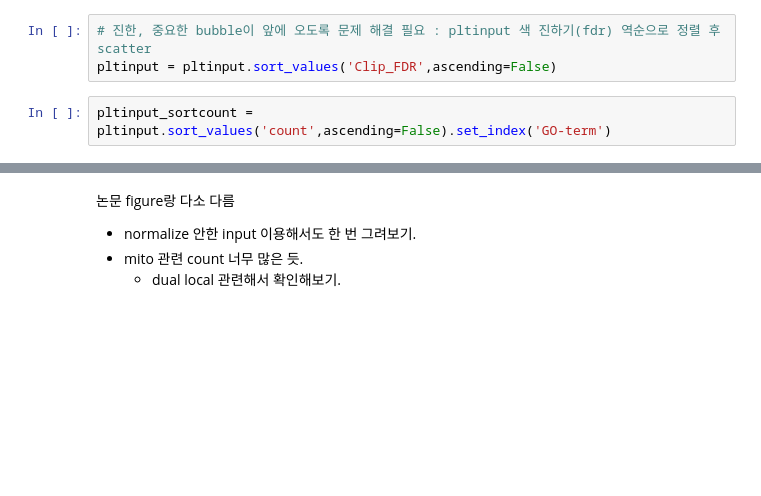
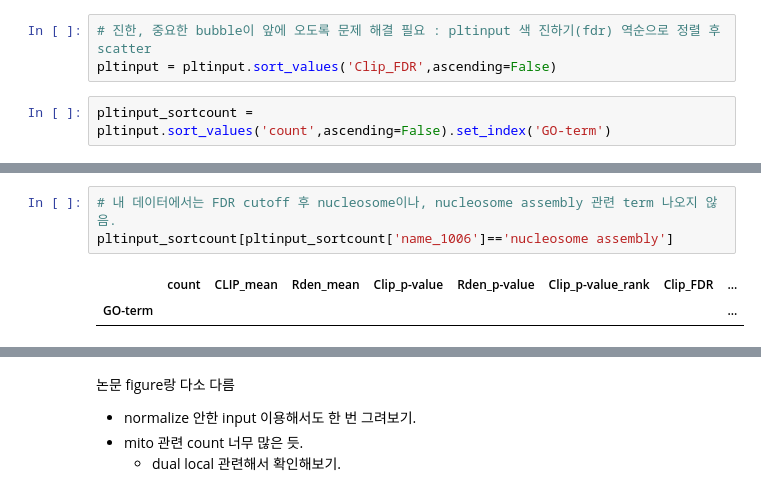
Before and after one commit to dong-gi-jang/binfo, a Jupyter notebook: Free 2/Free2_Fig5A.ipynb, the cells around one changed output, grey strips where cells are left out. Drawn from its saved outputs; the diff is of its cells as text; blank space fills up the shorter version.

```diff
--- a/Free 2/Free2_Fig5A.ipynb
+++ b/Free 2/Free2_Fig5A.ipynb
@@ -438,3 +398,9 @@ pltinput_sortcount
+# %%
+# 내 데이터에서는 FDR cutoff 후 nucleosome이나, nucleosome assembly 관련 term 나오지 않음.
+pltinput_sortcount[pltinput_sortcount['name_1006']=='nucleosome assembly']
+# %% [output]
+|  | count | CLIP_mean | Rden_mean | Clip_p-value | Rden_p-value | Clip_p-value_rank | Clip_FDR | ... |
+| GO-term |  |  |  |  |  |  |  | ... |
 # %%
 # Visualize
 from matplotlib import pyplot as plt
```
Also changed, not shown: parts of 10 cells of this notebook.
